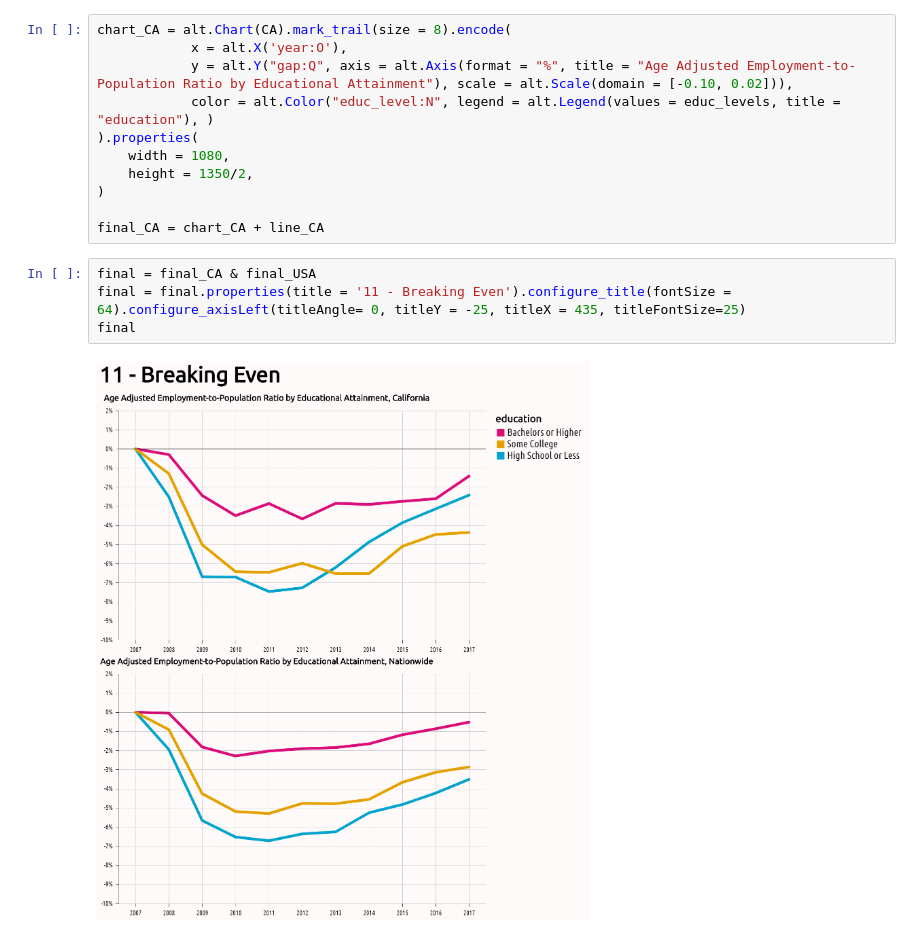
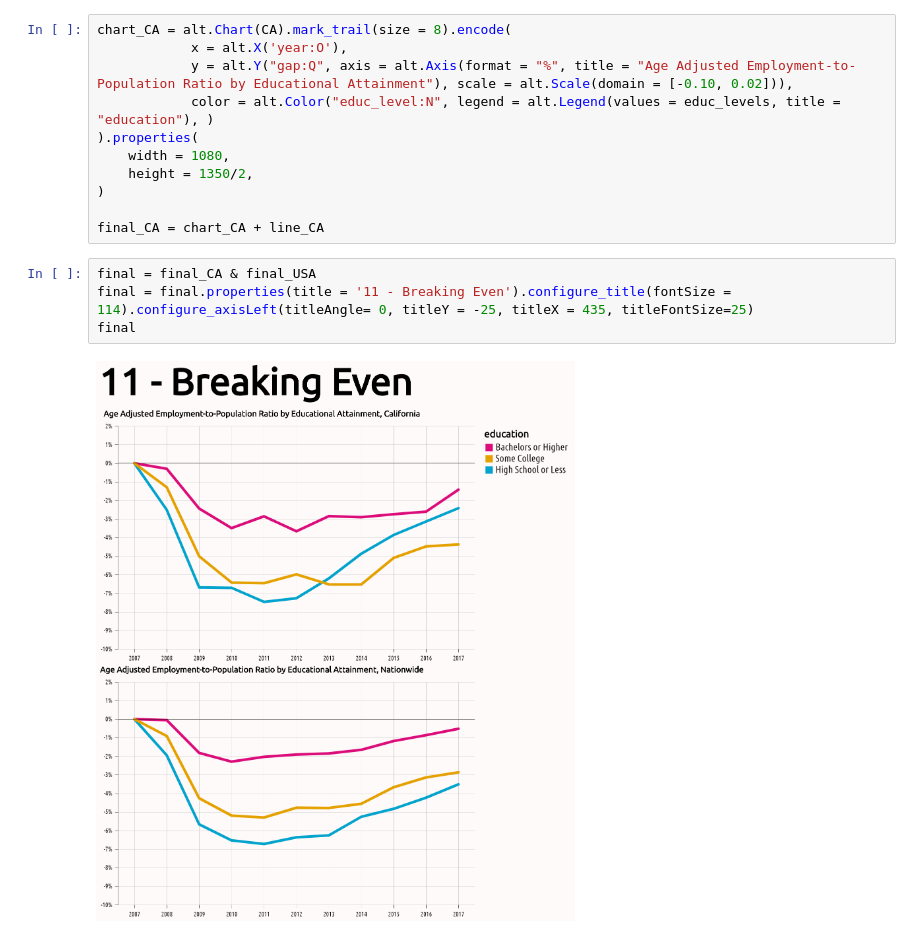
Before and after one commit to chekos/-100Viz, a Jupyter notebook: #100Viz/11 - Breaking Even/notebooks/Age Adjusted E-to-P Ratio by Educ.ipynb, the cells around one changed output. Cells and saved outputs as stored; diff of their text form.

Commit message:
improve viz title

```diff
--- a/#100Viz/11 - Breaking Even/notebooks/Age Adjusted E-to-P Ratio by Educ.ipynb
+++ b/#100Viz/11 - Breaking Even/notebooks/Age Adjusted E-to-P Ratio by Educ.ipynb
@@ -148,7 +145,7 @@ chart_CA = alt.Chart(CA).mark_trail(size = 8).encode(
 final_CA = chart_CA + line_CA
 # %%
 final = final_CA & final_USA
-final = final.properties(title = '11 - Breaking Even').configure_title(fontSize = 64).configure_axisLeft(titleAngle= 0, titleY = -25, titleX = 435, titleFontSize=25)
+final = final.properties(title = '11 - Breaking Even').configure_title(fontSize = 114).configure_axisLeft(titleAngle= 0, titleY = -25, titleX = 435, titleFontSize=25)
 final
 # %% [output]
-[figure, old version]
+[figure, new version]
```
Also changed, not shown: parts of 2 cells of this notebook, 1 other file.
